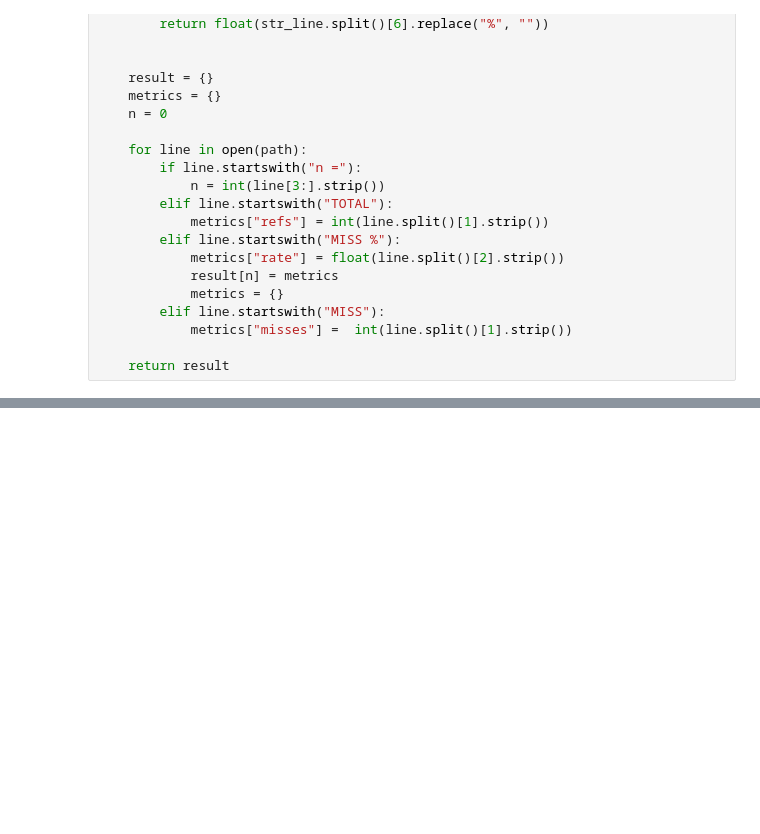
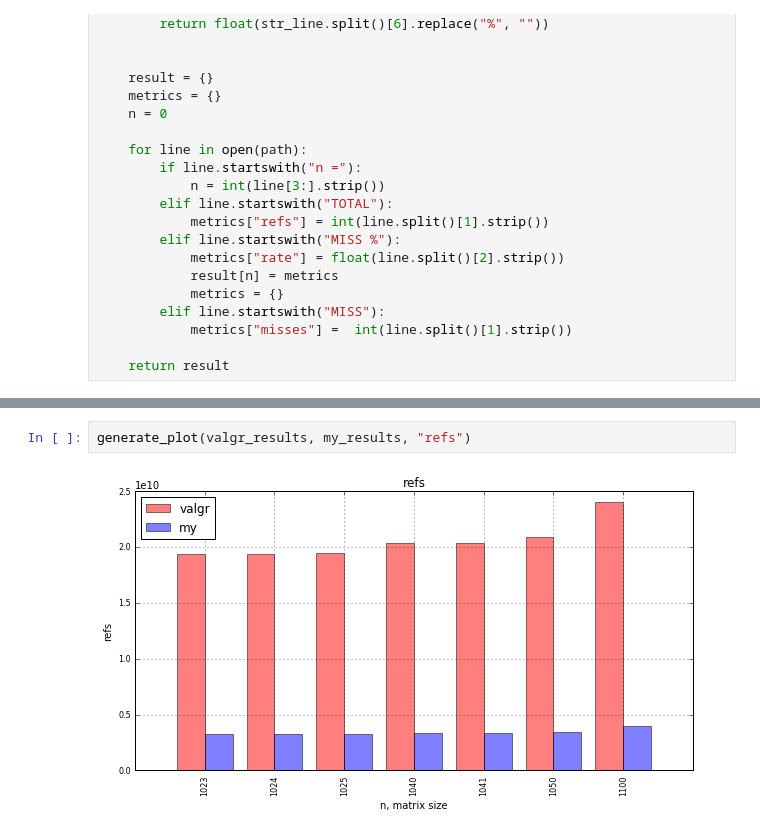
Before and after one commit to akasiyanik/cache-miss-lab, a Jupyter notebook: py/cache-miss-lab.ipynb, the cells around one changed output, grey strips where cells are left out. Saved outputs shown, nothing was run; the diff lists cells and outputs as text; blank space fills up the shorter version.

```diff
--- a/py/cache-miss-lab.ipynb
+++ b/py/cache-miss-lab.ipynb
@@ -260,0 +282,4 @@ generate_plot(keys, misses)
+# %%
+generate_plot(valgr_results, my_results, "refs")
+# %% [output]
+[figure, added]
```
Also changed, not shown: parts of 7 cells of this notebook, 4 other files.
